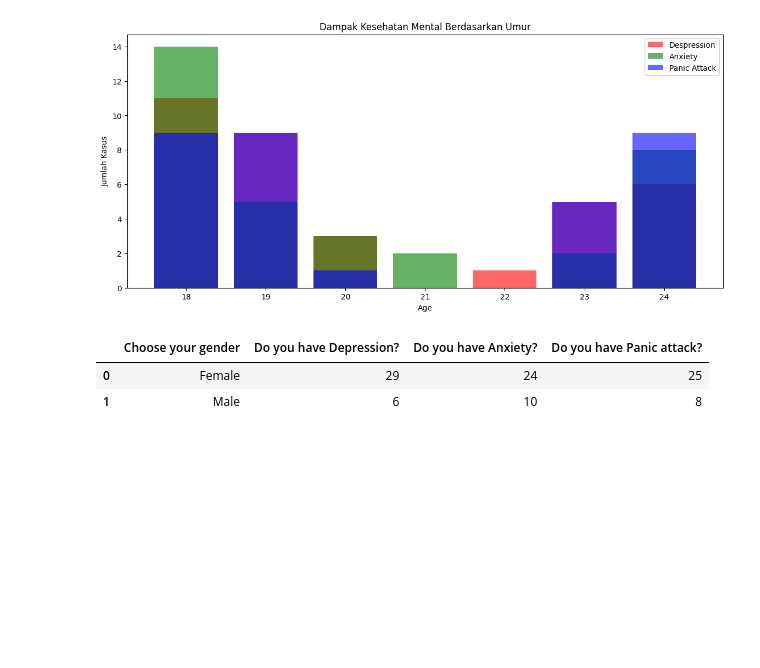
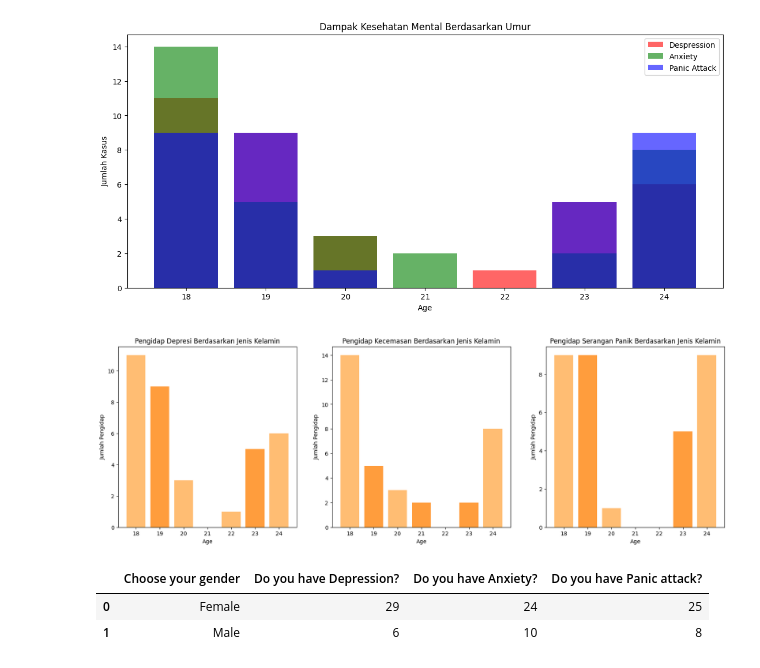
Before and after one commit to Oenm176/project_Ekstanta, a Jupyter notebook: Data_Visualisation.ipynb, the cells around one changed output. Cells and saved outputs as stored; diff of their text form; code cells hidden in the pictures; blank space fills up the shorter version.

```diff
--- a/Data_Visualisation.ipynb
+++ b/Data_Visualisation.ipynb
@@ -64,6 +64,28 @@ plt.legend()
 plt.show()
 # %% [output]
 [figure]
+# %%
+fig, axs = plt.subplots(1, 3, figsize=(20, 6))
+
+axs[0].bar(age_plot['Age'], age_plot['Do you have Depression?'], color=['#FFBD73', '#FF9D3D'])
+axs[0].set_title('Pengidap Depresi Berdasarkan Jenis Kelamin')
+axs[0].set_xlabel('Age')
+axs[0].set_ylabel('Jumlah Pengidap')
+
+axs[1].bar(age_plot['Age'], age_plot['Do you have Anxiety?'], color=['#FFBD73', '#FF9D3D'])
+axs[1].set_title('Pengidap Kecemasan Berdasarkan Jenis Kelamin')
+axs[1].set_xlabel('Age')
+axs[1].set_ylabel('Jumlah Pengidap')
+
+axs[2].bar(age_plot['Age'], age_plot['Do you have Panic attack?'], color=['#FFBD73', '#FF9D3D'])
+axs[2].set_title('Pengidap Serangan Panik Berdasarkan Jenis Kelamin')
+axs[2].set_xlabel('Age')
+axs[2].set_ylabel('Jumlah Pengidap')
+
+
+plt.show()
+# %% [output]
+[figure, added]
 # %%
 gender_plot = visualization_data.groupby('Choose your gender')[['Do you have Depression?','Do you have Anxiety?','Do you have Panic attack?']].sum().reset_index()
 gender_plot
```
Also changed, not shown: parts of 2 cells of this notebook.
